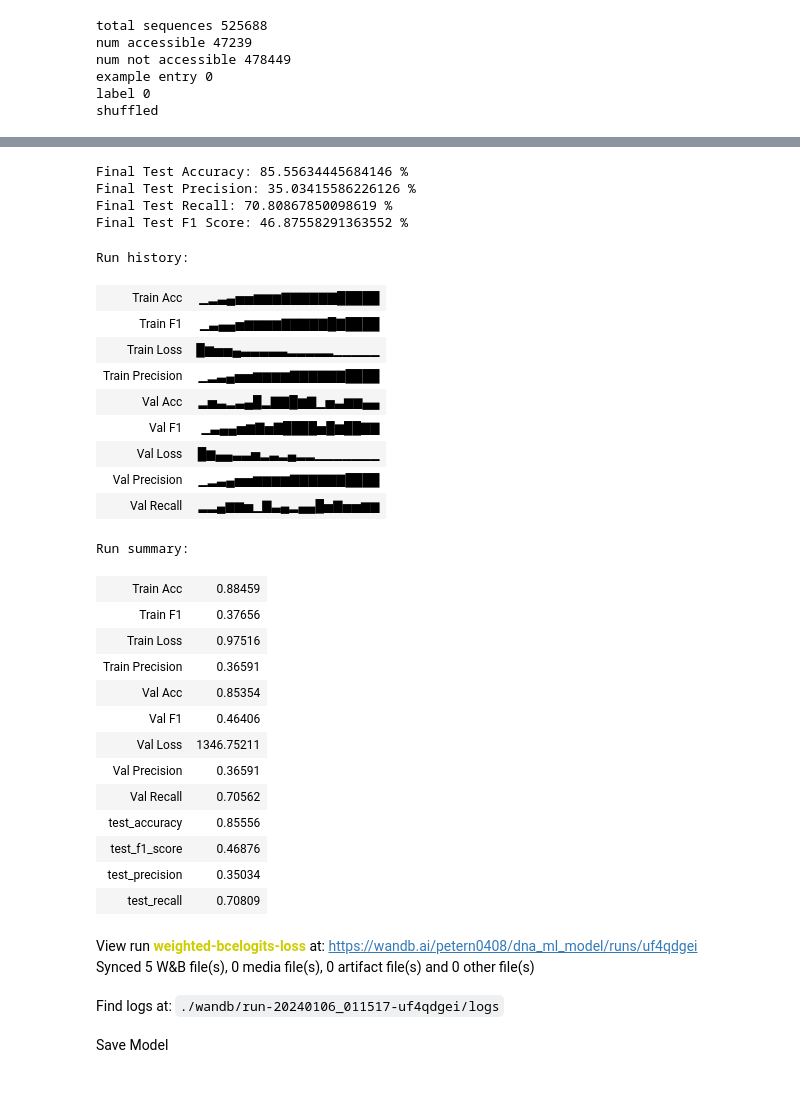
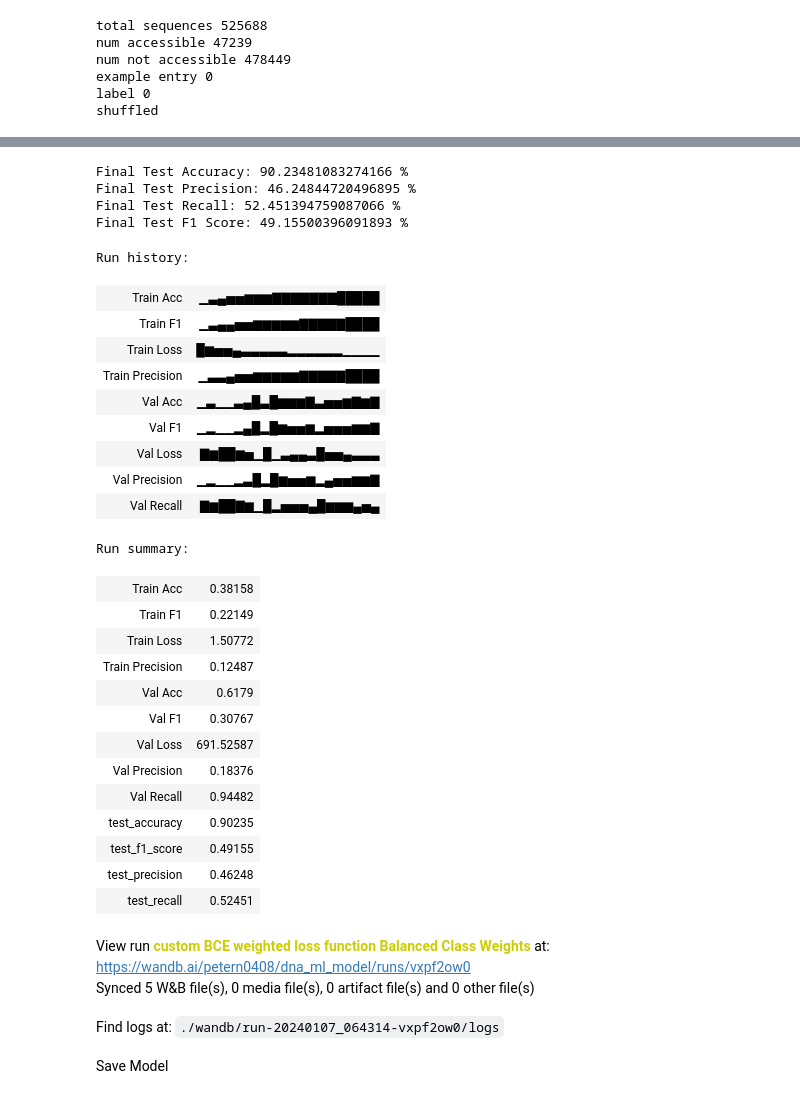
Before and after one commit to petern48/dna-ml-model, a Jupyter notebook: main.ipynb, the cells around one changed output, grey strips where cells are left out. Saved outputs shown, nothing was run; the diff lists cells and outputs as text; code cells hidden in the pictures.

Commit message:
Start using best threshold for test evaluation. Try new loss functions

```diff
--- a/main.ipynb
+++ b/main.ipynb
@@ -283,8 +310,10 @@ test_loader = torch.utils.data.DataLoader(test_dataset, batch_size=batch_size)
+# %%
+USING_WANDB = True
 # %%
 # TRAINING LOOP
-USING_WANDB = False
+# USING_WANDB = False
 if USING_WANDB:
-    note = f"weighted-bcelogits-loss"
+    note = f"custom BCE weighted loss function {WEIGHTED_LOSS}"
     # note = f"{optimizer.__class__.__name__}-{kernel_size}-kernel-{num_filters1}-{num_filters2}-conv-{hidden_dense1}-{hidden_dense2}-dense" # "lstm_no_dropout" # "0.5_dropout"
     wandb.init(
         project="dna_ml_model",
@@ -298,6 +327,7 @@ if USING_WANDB:
             "batch_size": batch_size,
             "optimizer": optimizer.__class__.__name__,
             "loss fn": loss_fn.__class__.__name__,
+            "weighted loss": WEIGHTED_LOSS,
             "notes": note
     })
 
@@ -329,11 +359,10 @@ for epoch in range(epochs):
         #     not_weight = (labels==NOT_ACCESSIBLE_LABEL) * weight_class1
         #     acc_weight[acc_weight==0] = 1
         #     not_weight[not_weight==0] = 1
-
         #     outputs *= acc_weight
         #     outputs *= not_weight
 
-        loss = loss_fn(outputs, labels)
+        loss = loss_fn(outputs, labels, [1, weight_class1])
         loss.backward()
         optimizer.step()
         optimizer.zero_grad()  # reset gradients before next iteration
@@ -447,64 +497,64 @@ for batch in test_loader:  # tqdm()
     test_samples, test_labels = batch['sequence'].to(device), batch['label'].to(device)
     test_outputs = model(test_samples)
 
-    test_preds = utils.get_preds(test_outputs)
+    test_preds = utils.get_preds(test_outputs, threshold=best_threshold)
 
     test_labels = test_labels.reshape(-1, 1).float()
 
     test_loss = loss_fn(test_outputs, test_labels).item()  # change tensor to single val
 
     total_predictions += len(test_outputs)
 
     CM += confusion_matrix(test_labels.flatten().cpu().detach().numpy(), test_preds.cpu().flatten().detach().numpy())
 
 # Computer accuracy, precision, recall, and f1 metrics
 acc_score, precision, recall, f1 = utils.compute_metrics(CM)
 
 # test_f1_score = f1_score(total_outputs.flatten(), total_labels.flatten(), task="binary", num_classes=2).item()
 print(f"Final Test Accuracy: {acc_score * 100} %")
 print(f"Final Test Precision: {precision * 100} %")
 print(f"Final Test Recall: {recall * 100} %")
 print(f"Final Test F1 Score: {f1 * 100} %")
 
 if USING_WANDB:
     wandb.summary['test_accuracy'] = acc_score
     wandb.summary['test_precision'] = precision
     wandb.summary['test_recall'] = recall
     wandb.summary['test_f1_score'] = f1
 
     wandb.finish()
 # %% [output]
-Final Test Accuracy: 85.55634445684146 %
-Final Test Precision: 35.03415586226126 %
-Final Test Recall: 70.80867850098619 %
-Final Test F1 Score: 46.87558291363552 %
+Final Test Accuracy: 90.23481083274166 %
+Final Test Precision: 46.24844720496895 %
+Final Test Recall: 52.451394759087066 %
+Final Test F1 Score: 49.15500396091893 %
 Run history:
-| Train Acc | ▁▂▃▄▅▅▆▆▆▇▇▇▇▇▇█████ |
-| Train F1 | ▁▃▄▄▅▆▆▆▆▇▇▇▇▇█▇████ |
-| Train Loss | █▆▅▅▄▃▃▃▃▃▂▂▂▂▂▁▁▁▁▁ |
-| Train Precision | ▁▂▃▄▅▅▆▆▆▆▇▇▇▇▇▇████ |
-| Val Acc | ▂▅▃▂▃▄█▂▇▇█▆▇▁▅▃▆▆▄▄ |
-| Val F1 | ▁▃▄▄▅▆▇▅▇████▅█▆██▇▇ |
-| Val Loss | █▆▄▄▃▃▅▂▃▂▄▂▂▁▁▁▁▁▁▁ |
-| Val Precision | ▁▂▃▄▅▅▆▆▆▆▇▇▇▇▇▇████ |
-| Val Recall | ▂▂▄▆▆▅▁▇▃▄▂▄▄█▅▇▅▅▆▆ |
+| Train Acc | ▁▃▄▅▅▆▆▆▇▇▇▇▇▇▇█████ |
+| Train F1 | ▁▃▄▄▅▅▆▆▆▆▆▇▇▇▇▇████ |
+| Train Loss | █▆▅▅▄▃▃▃▃▃▂▂▂▂▂▂▁▁▁▁ |
+| Train Precision | ▁▃▃▄▅▅▆▆▆▆▆▇▇▇▇▇████ |
+| Val Acc | ▁▃▁▁▃▄█▃█▆▆▆▇▃▅▅▆▇▆▇ |
+| Val F1 | ▁▂▁▁▂▄█▂█▆▅▅▆▂▅▅▅▆▆▇ |
+| Val Loss | ▇▆██▆▅▁█▁▃▄▄▃█▅▅▄▃▃▃ |
+| Val Precision | ▁▂▁▁▂▃█▂█▆▅▅▆▂▄▅▅▆▆▇ |
+| Val Recall | ▇▆██▇▆▁█▂▅▅▅▄█▆▆▆▄▅▄ |
 Run summary:
-| Train Acc | 0.88459 |
-| Train F1 | 0.37656 |
-| Train Loss | 0.97516 |
-| Train Precision | 0.36591 |
-| Val Acc | 0.85354 |
-| Val F1 | 0.46406 |
-| Val Loss | 1346.75211 |
-| Val Precision | 0.36591 |
-| Val Recall | 0.70562 |
-| test_accuracy | 0.85556 |
-| test_f1_score | 0.46876 |
-| test_precision | 0.35034 |
-| test_recall | 0.70809 |
+| Train Acc | 0.38158 |
+| Train F1 | 0.22149 |
+| Train Loss | 1.50772 |
+| Train Precision | 0.12487 |
+| Val Acc | 0.6179 |
+| Val F1 | 0.30767 |
+| Val Loss | 691.52587 |
+| Val Precision | 0.18376 |
+| Val Recall | 0.94482 |
+| test_accuracy | 0.90235 |
+| test_f1_score | 0.49155 |
+| test_precision | 0.46248 |
+| test_recall | 0.52451 |
-View run weighted-bcelogits-loss at: https://wandb.ai/petern0408/dna_ml_model/runs/uf4qdgei
+View run custom BCE weighted loss function Balanced Class Weights at: https://wandb.ai/petern0408/dna_ml_model/runs/vxpf2ow0
 Synced 5 W&B file(s), 0 media file(s), 0 artifact file(s) and 0 other file(s)
-Find logs at: ./wandb/run-20240106_011517-uf4qdgei/logs
+Find logs at: ./wandb/run-20240107_064314-vxpf2ow0/logs
 # %%
 # from sklearn.metrics import roc_curve, plot_roc_curve,
 # %%
```
Also changed, not shown: parts of 15 cells of this notebook.
